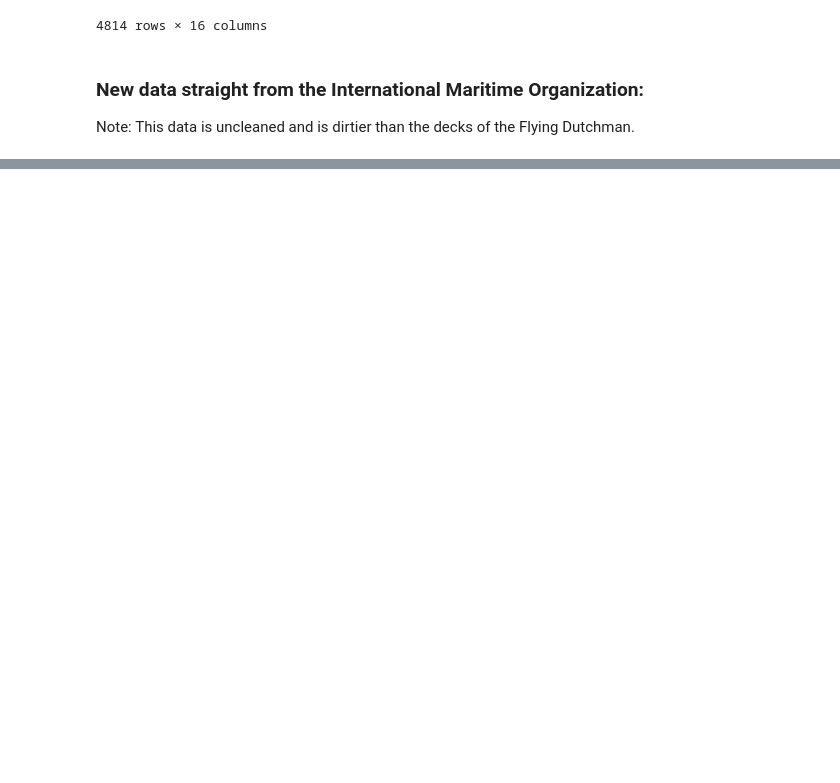
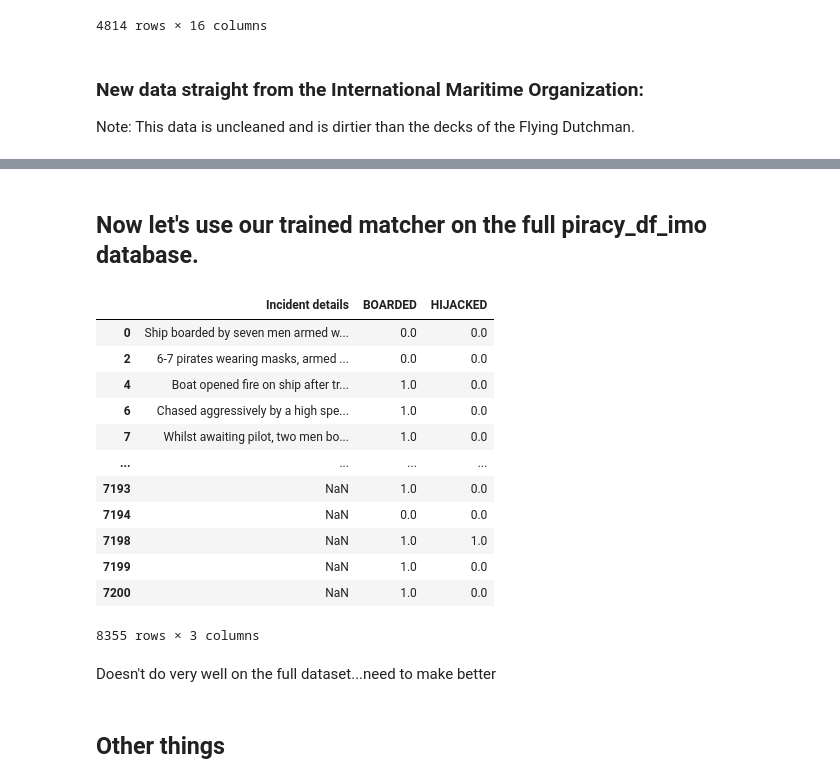
Before and after one commit to deryk96/pirates-of-monterey, a Jupyter notebook: dataframe_notebook.ipynb, the cells around one changed output, grey strips where cells are left out. Saved outputs shown, nothing was run; the diff lists cells and outputs as text; code cells hidden in the pictures; blank space fills up the shorter version.

```diff
--- a/dataframe_notebook.ipynb
+++ b/dataframe_notebook.ipynb
@@ -277,0 +222,41 @@ for key, value in sorted_dict:
+# %% [markdown]
+## Now let's use our trained matcher on the full piracy_df_imo database.
+# %%
+# Add necessary columns, initialize to zeros
+piracy_df_imo['BOARDED'] = 0
+piracy_df_imo['HIJACKED'] = 0
+
+# Mask out null incident details and IMO No.s
+# Null IMO Numbers are just observations and not actual incidents
+msk = piracy_df_imo['Incident details'].notna() & piracy_df_imo['IMO No.'].notna()
+piracy_df_imo_masked = piracy_df_imo[msk].copy()
+
+# Create docs out of all the
+df_docs = list(nlp.pipe(piracy_df_imo_masked.loc[:,'Incident details']))
+
+# Make the matcher
+matcher = generate_matcher(nlp)
+
+# Apply matcher to the database. Typically takes ~33 seconds to execute
+piracy_df_imo_masked = custom_matcher(piracy_df_imo_masked, df_docs, matcher)
+# %%
+# Show result
+piracy_df_imo_masked.loc[:,['Incident details','BOARDED', 'HIJACKED']]
+# %% [output]
+|  | Incident details | BOARDED | HIJACKED |
+| 0 | Ship boarded by seven men armed w... | 0.0 | 0.0 |
+| 2 | 6-7 pirates wearing masks, armed ... | 0.0 | 0.0 |
+| 4 | Boat opened fire on ship after tr... | 1.0 | 0.0 |
+| 6 | Chased aggressively by a high spe... | 1.0 | 0.0 |
+| 7 | Whilst awaiting pilot, two men bo... | 1.0 | 0.0 |
+| ... | ... | ... | ... |
+| 7193 | NaN | 1.0 | 0.0 |
+| 7194 | NaN | 0.0 | 0.0 |
+| 7198 | NaN | 1.0 | 1.0 |
+| 7199 | NaN | 1.0 | 0.0 |
+| 7200 | NaN | 1.0 | 0.0 |
+8355 rows × 3 columns
+# %% [markdown]
+Doesn't do very well on the full dataset...need to make better
+# %% [markdown]
+## Other things
```
Also changed, not shown: parts of 32 cells of this notebook, 2 other files.
